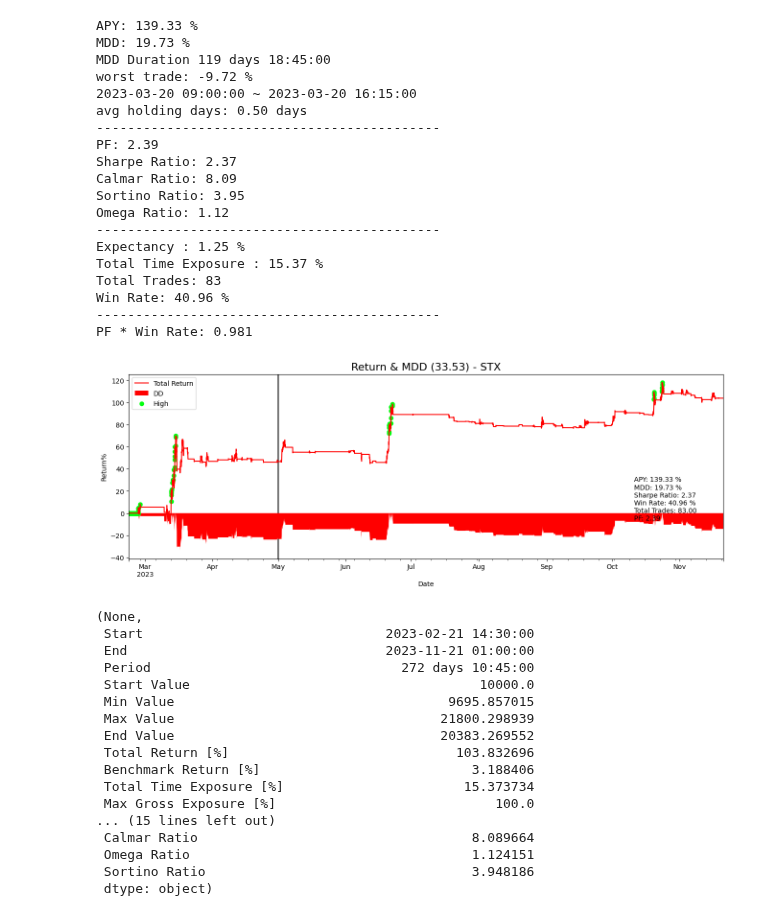
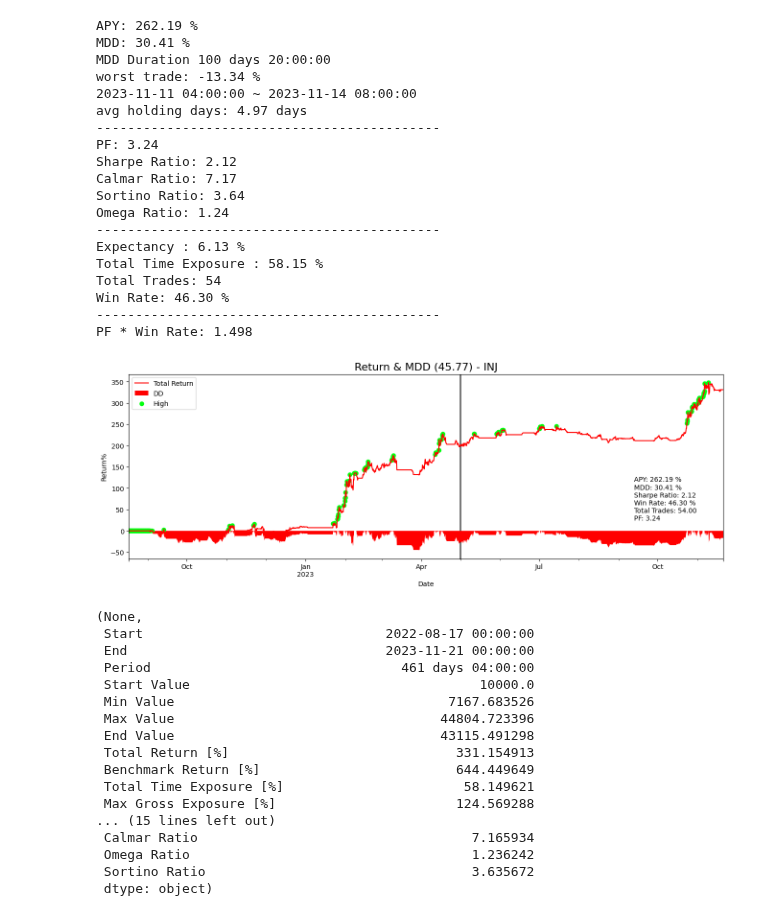
Before and after one commit to JohnsonHsiao/DC_capital_intern, a Jupyter notebook: strategy_research/CTA_TEST/Crypto/ma_triple/bt_lab.ipynb, the cells around one changed output. Cells and saved outputs as stored; diff of their text form; code cells hidden in the pictures.

```diff
--- a/strategy_research/CTA_TEST/Crypto/ma_triple/bt_lab.ipynb
+++ b/strategy_research/CTA_TEST/Crypto/ma_triple/bt_lab.ipynb
@@ -39,66 +39,68 @@ for coin in candidate:
 # %%
 start = '2022-01-01'
 sep = ''
 end = ''
 
-params = {"short_window": 44,
-        "middle_window": 44,
-        "long_window": 8}
+params = {"short_window": 20,
+        "middle_window": 8,
+        "long_window": 56}
 
 side = 'long'
-config = {'freq':'15min', 'lag':1, 'fee': 0.0003,'weekend_filter':False}
-coin = 'STX'
+config = {'freq':'4h', 'lag':1, 'fee': 0.0003,'weekend_filter':False}
+coin = 'INJ'
 
 # 5m : RUNE{"short_window": 20,"middle_window": 56,"long_window": 32}both
 # 5m : RUNE{"short_window": 44,"middle_window": 44,"long_window": 44}long
 # 15m : AVAX{"short_window": 44,"middle_window": 44,"long_window": 44}short
 # 15m : RUNE{"short_window": 12,"middle_window": 12,"long_window": 18}long
+# 1h : INJ{"short_window": 32,"middle_window": 12,"long_window": 56}long
+# 4h : INJ{"short_window": 20,"middle_window": 8,"long_window": 56}long
 
 
 df = df_dict[coin]
 strategy = Strategy(df=df.loc[start:], configs=config)
 _pf = strategy.strategy(side = side,params=params)
 trades = _pf.trades.records_readable
 analyze = Analyzer(strategy)
 # analyze.show_period_analysis(trades)
 analyze.show_pf_analysis(params, side, coin, axv_index=['2023-05-01'])
 # %% [output]
-APY: 139.33 %
-MDD: 19.73 %
-MDD Duration 119 days 18:45:00
-worst trade: -9.72 %
-2023-03-20 09:00:00 ~ 2023-03-20 16:15:00
-avg holding days: 0.50 days
+APY: 262.19 %
+MDD: 30.41 %
+MDD Duration 100 days 20:00:00
+worst trade: -13.34 %
+2023-11-11 04:00:00 ~ 2023-11-14 08:00:00
+avg holding days: 4.97 days
 --------------------------------------------
-PF: 2.39
-Sharpe Ratio: 2.37
-Calmar Ratio: 8.09
-Sortino Ratio: 3.95
-Omega Ratio: 1.12
+PF: 3.24
+Sharpe Ratio: 2.12
+Calmar Ratio: 7.17
+Sortino Ratio: 3.64
+Omega Ratio: 1.24
 --------------------------------------------
-Expectancy : 1.25 %
-Total Time Exposure : 15.37 %
-Total Trades: 83
-Win Rate: 40.96 %
+Expectancy : 6.13 %
+Total Time Exposure : 58.15 %
+Total Trades: 54
+Win Rate: 46.30 %
 --------------------------------------------
-PF * Win Rate: 0.981
+PF * Win Rate: 1.498
-[figure, old version]
+[figure, new version]
 (None,
- Start                               2023-02-21 14:30:00
- End                                 2023-11-21 01:00:00
- Period                                272 days 10:45:00
+ Start                               2022-08-17 00:00:00
+ End                                 2023-11-21 00:00:00
+ Period                                461 days 04:00:00
  Start Value                                     10000.0
- Min Value                                   9695.857015
- Max Value                                  21800.298939
- End Value                                  20383.269552
- Total Return [%]                             103.832696
- Benchmark Return [%]                           3.188406
- Total Time Exposure [%]                       15.373734
- Max Gross Exposure [%]                            100.0
+ Min Value                                   7167.683526
+ Max Value                                  44804.723396
+ End Value                                  43115.491298
+ Total Return [%]                             331.154913
+ Benchmark Return [%]                         644.449649
+ Total Time Exposure [%]                       58.149621
+ Max Gross Exposure [%]                       124.569288
 ... (15 lines left out)
- Calmar Ratio                                   8.089664
- Omega Ratio                                    1.124151
- Sortino Ratio                                  3.948186
+ Calmar Ratio                                   7.165934
+ Omega Ratio                                    1.236242
+ Sortino Ratio                                  3.635672
  dtype: object)
 # %%
 import warnings
```
Also changed, not shown: parts of 1 cell of this notebook, 35 other files.
